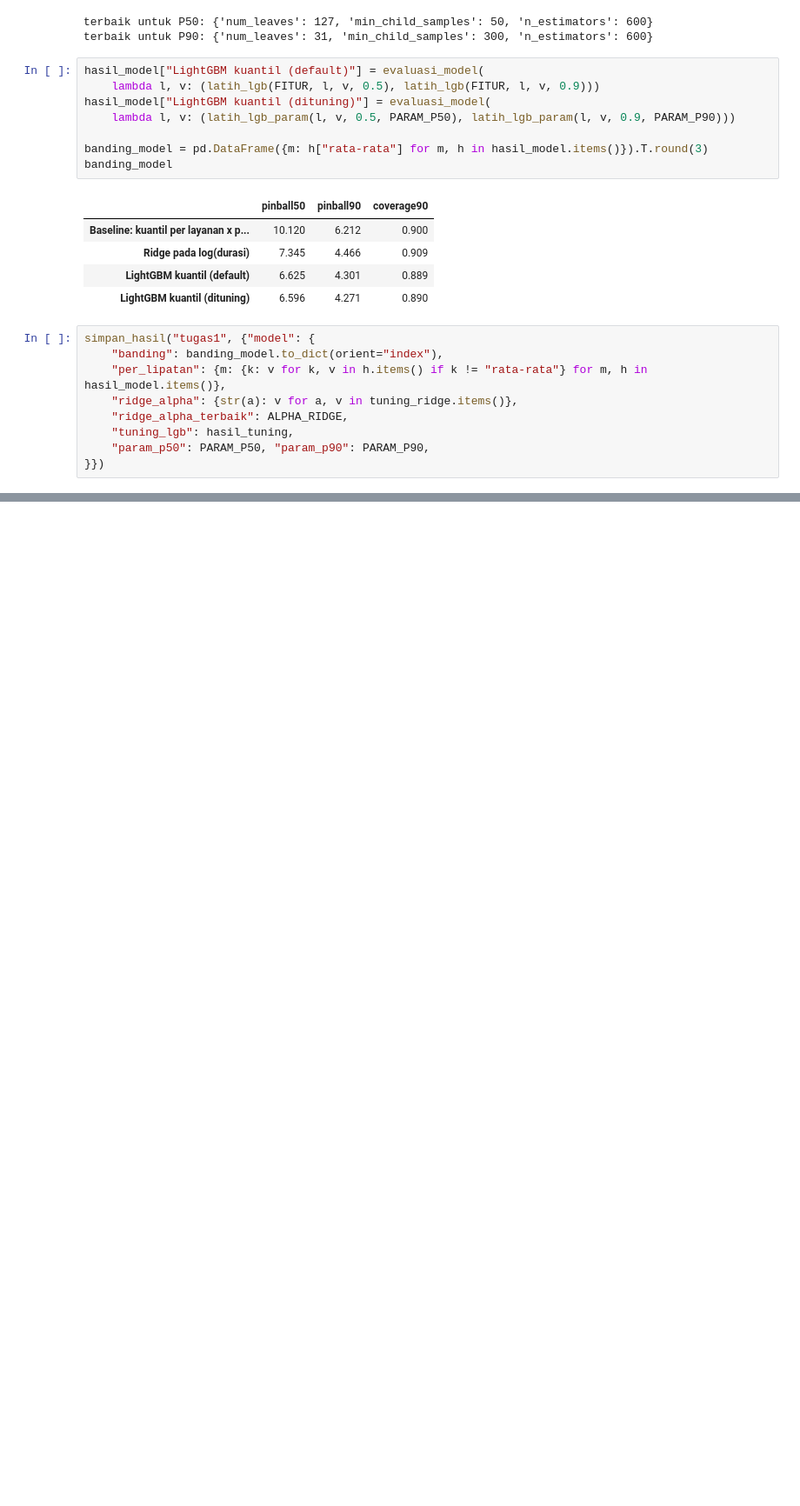
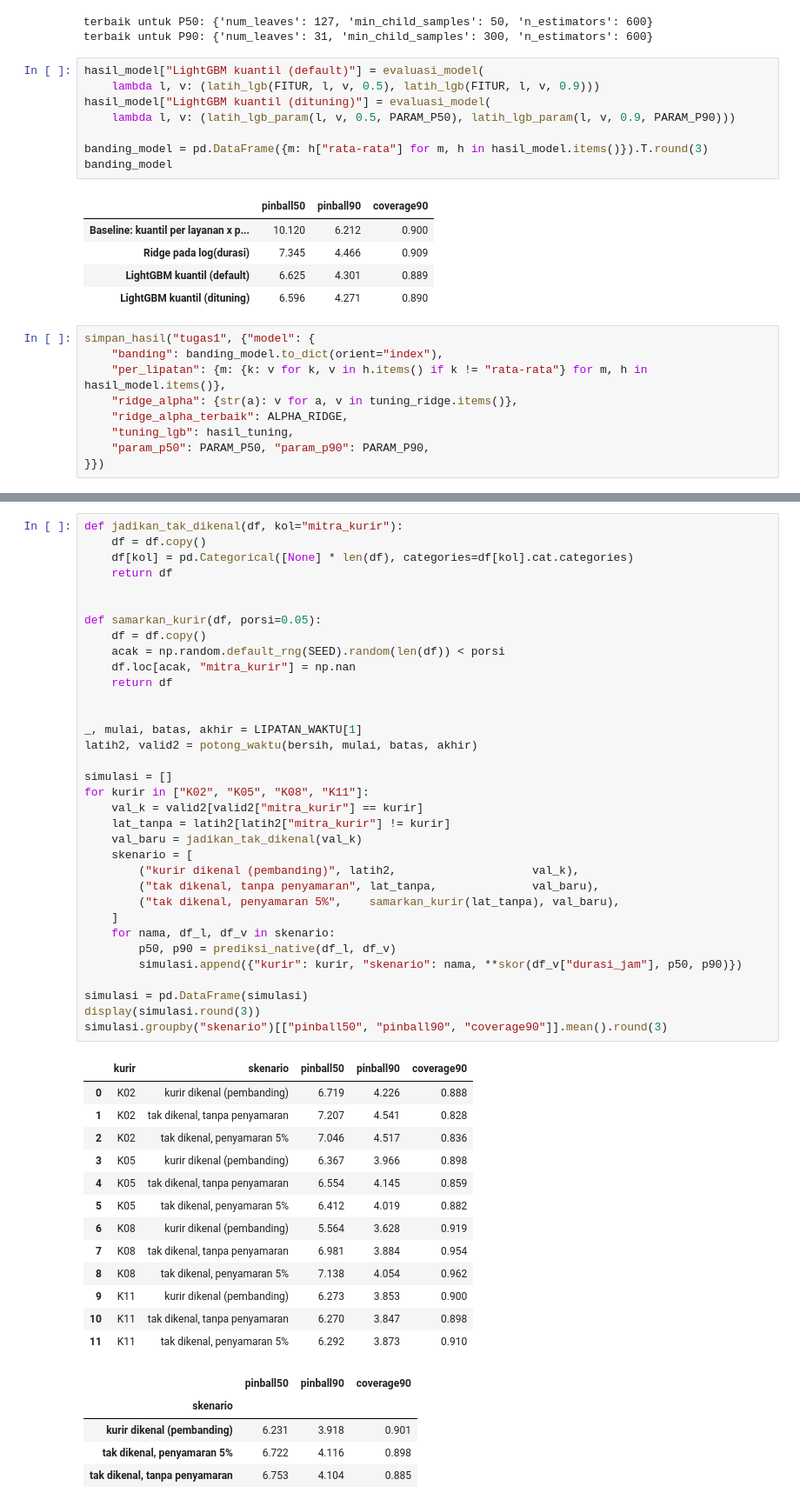
Before and after one commit to sebastianvettel1212/uts-ml, a Jupyter notebook: kode/01_regresi.ipynb, the cells around one changed output, grey strips where cells are left out. Shown at 87% size. Drawn from its saved outputs; the diff is of its cells as text; blank space fills up the shorter version.

Commit message:
Task 1 tahap d: target encoding kota_tujuan dan simulasi kurir baru

```diff
--- a/kode/01_regresi.ipynb
+++ b/kode/01_regresi.ipynb
@@ -527,0 +558,53 @@ simpan_hasil("tugas1", {"model": {
+# %%
+def jadikan_tak_dikenal(df, kol="mitra_kurir"):
+    df = df.copy()
+    df[kol] = pd.Categorical([None] * len(df), categories=df[kol].cat.categories)
+    return df
+
+
+def samarkan_kurir(df, porsi=0.05):
+    df = df.copy()
+    acak = np.random.default_rng(SEED).random(len(df)) < porsi
+    df.loc[acak, "mitra_kurir"] = np.nan
+    return df
+
+
+_, mulai, batas, akhir = LIPATAN_WAKTU[1]
+latih2, valid2 = potong_waktu(bersih, mulai, batas, akhir)
+
+simulasi = []
+for kurir in ["K02", "K05", "K08", "K11"]:
+    val_k = valid2[valid2["mitra_kurir"] == kurir]
+    lat_tanpa = latih2[latih2["mitra_kurir"] != kurir]
+    val_baru = jadikan_tak_dikenal(val_k)
+    skenario = [
+        ("kurir dikenal (pembanding)", latih2,                    val_k),
+        ("tak dikenal, tanpa penyamaran", lat_tanpa,              val_baru),
+        ("tak dikenal, penyamaran 5%",    samarkan_kurir(lat_tanpa), val_baru),
+    ]
+    for nama, df_l, df_v in skenario:
+        p50, p90 = prediksi_native(df_l, df_v)
+        simulasi.append({"kurir": kurir, "skenario": nama, **skor(df_v["durasi_jam"], p50, p90)})
+
+simulasi = pd.DataFrame(simulasi)
+display(simulasi.round(3))
+simulasi.groupby("skenario")[["pinball50", "pinball90", "coverage90"]].mean().round(3)
+# %% [output]
+|  | kurir | skenario | pinball50 | pinball90 | coverage90 |
+| 0 | K02 | kurir dikenal (pembanding) | 6.719 | 4.226 | 0.888 |
+| 1 | K02 | tak dikenal, tanpa penyamaran | 7.207 | 4.541 | 0.828 |
+| 2 | K02 | tak dikenal, penyamaran 5% | 7.046 | 4.517 | 0.836 |
+| 3 | K05 | kurir dikenal (pembanding) | 6.367 | 3.966 | 0.898 |
+| 4 | K05 | tak dikenal, tanpa penyamaran | 6.554 | 4.145 | 0.859 |
+| 5 | K05 | tak dikenal, penyamaran 5% | 6.412 | 4.019 | 0.882 |
+| 6 | K08 | kurir dikenal (pembanding) | 5.564 | 3.628 | 0.919 |
+| 7 | K08 | tak dikenal, tanpa penyamaran | 6.981 | 3.884 | 0.954 |
+| 8 | K08 | tak dikenal, penyamaran 5% | 7.138 | 4.054 | 0.962 |
+| 9 | K11 | kurir dikenal (pembanding) | 6.273 | 3.853 | 0.900 |
+| 10 | K11 | tak dikenal, tanpa penyamaran | 6.270 | 3.847 | 0.898 |
+| 11 | K11 | tak dikenal, penyamaran 5% | 6.292 | 3.873 | 0.910 |
+|  | pinball50 | pinball90 | coverage90 |
+| skenario |  |  |  |
+| kurir dikenal (pembanding) | 6.231 | 3.918 | 0.901 |
+| tak dikenal, penyamaran 5% | 6.722 | 4.116 | 0.898 |
+| tak dikenal, tanpa penyamaran | 6.753 | 4.104 | 0.885 |
```
Also changed, not shown: parts of 3 cells of this notebook, 1 other file.
